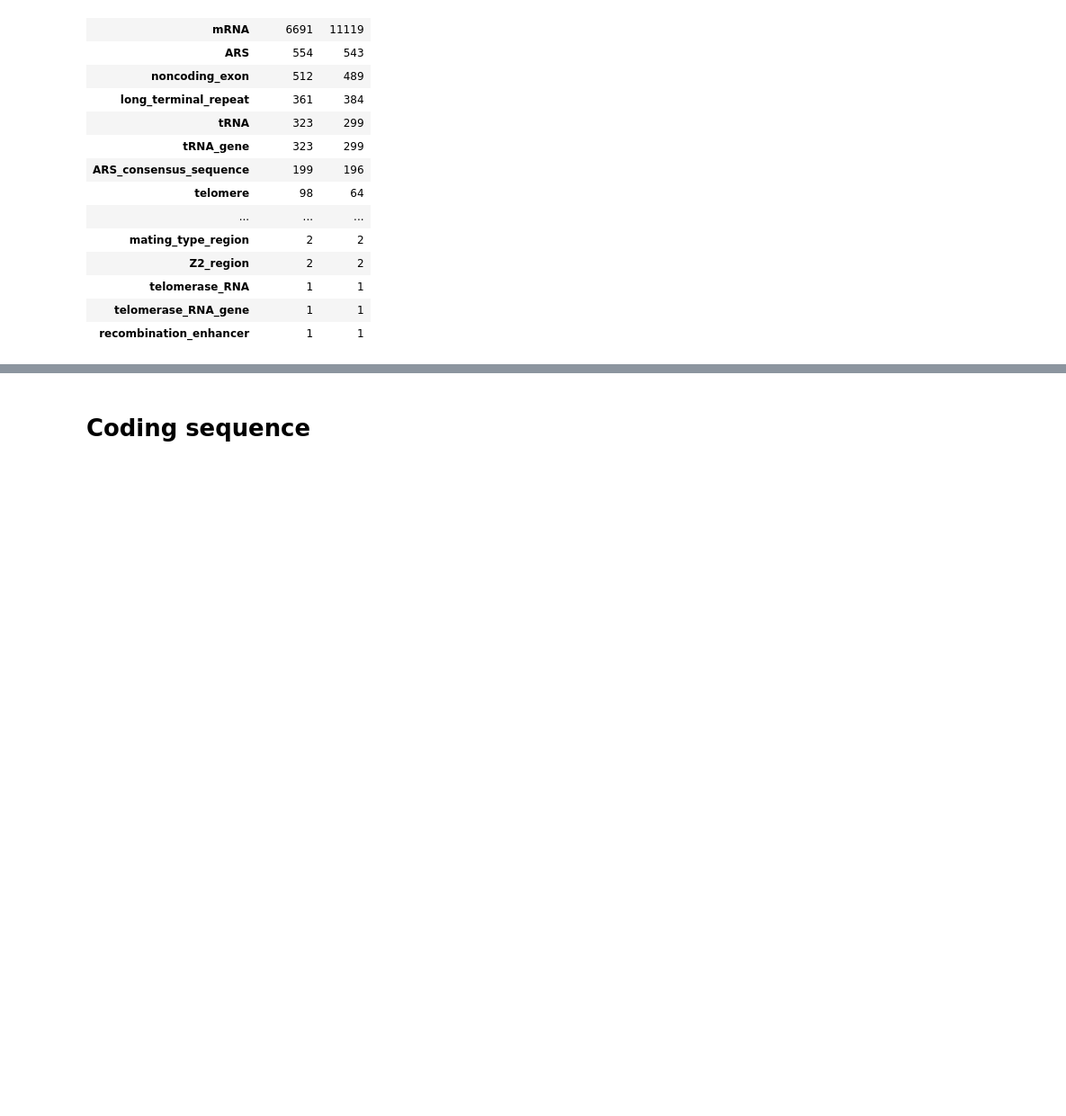
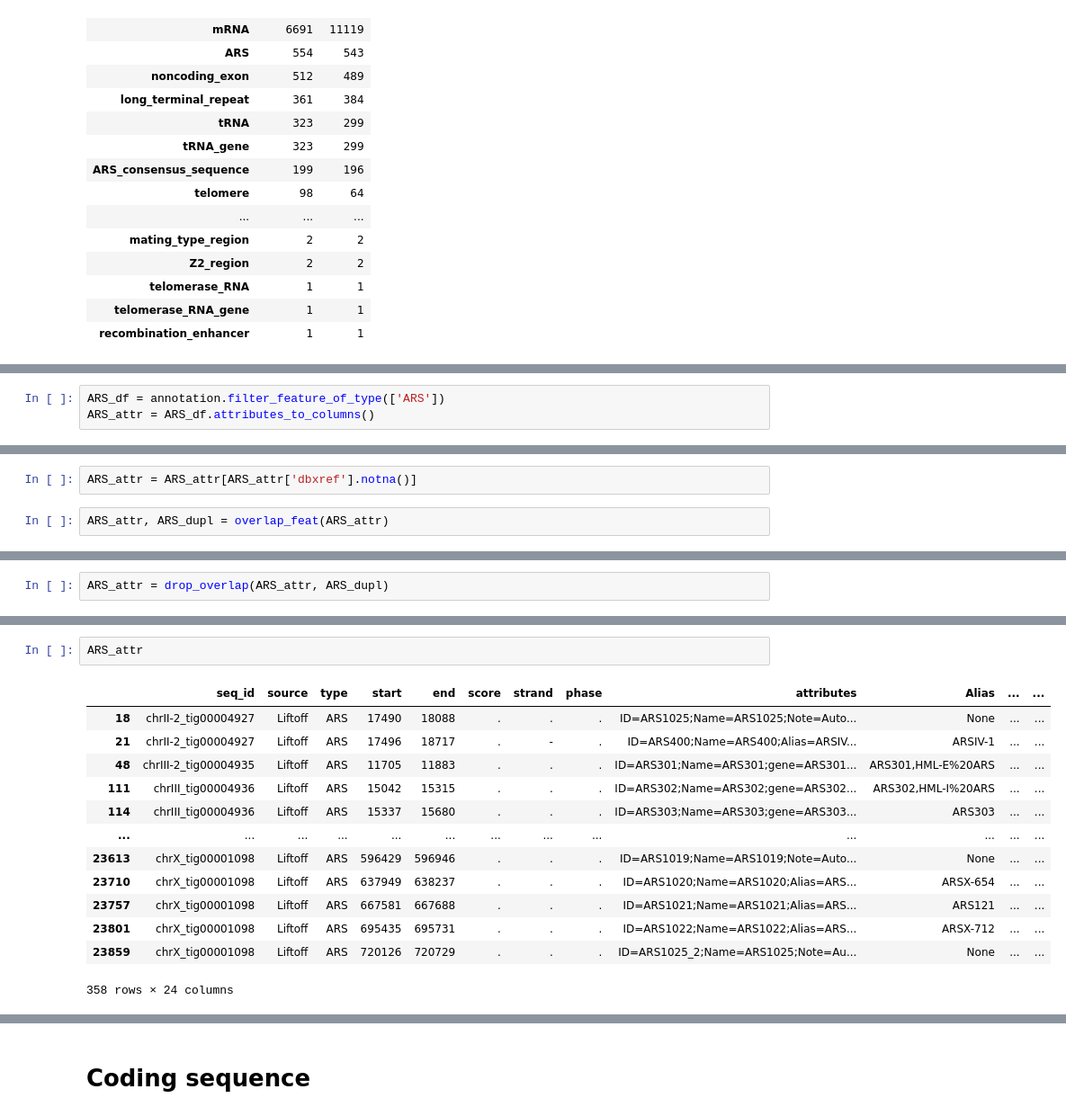
Before and after one commit to JulieRojas/yps1009_nanopore_genomeSeq, a Jupyter notebook: LIFTOFF/YPS1009_S288C_V5/liftoff_gff_v5.ipynb, the cells around one changed output, grey strips where cells are left out. Shown: that part at 90% size. Saved outputs shown, nothing was run; the diff lists cells and outputs as text; blank space fills up the shorter version.

```diff
--- a/LIFTOFF/YPS1009_S288C_V5/liftoff_gff_v5.ipynb
+++ b/LIFTOFF/YPS1009_S288C_V5/liftoff_gff_v5.ipynb
@@ -39,0 +92,3 @@ features
+# %%
+ARS_df = annotation.filter_feature_of_type(['ARS'])
+ARS_attr = ARS_df.attributes_to_columns()
@@ -39,0 +101,4 @@ features
+# %%
+ARS_attr = ARS_attr[ARS_attr['dbxref'].notna()]
+# %%
+ARS_attr, ARS_dupl = overlap_feat(ARS_attr)
@@ -39,0 +112,2 @@ features
+# %%
+ARS_attr = drop_overlap(ARS_attr, ARS_dupl)
@@ -39,0 +124,16 @@ features
+# %%
+ARS_attr
+# %% [output]
+|  | seq_id | source | type | start | end | score | strand | phase | attributes | Alias | ... | ... |
+| 18 | chrII-2_tig00004927 | Liftoff | ARS | 17490 | 18088 | . | . | . | ID=ARS1025;Name=ARS1025;Note=Auto... | None | ... | ... |
+| 21 | chrII-2_tig00004927 | Liftoff | ARS | 17496 | 18717 | . | - | . | ID=ARS400;Name=ARS400;Alias=ARSIV... | ARSIV-1 | ... | ... |
+| 48 | chrIII-2_tig00004935 | Liftoff | ARS | 11705 | 11883 | . | . | . | ID=ARS301;Name=ARS301;gene=ARS301... | ARS301,HML-E%20ARS | ... | ... |
+| 111 | chrIII_tig00004936 | Liftoff | ARS | 15042 | 15315 | . | . | . | ID=ARS302;Name=ARS302;gene=ARS302... | ARS302,HML-I%20ARS | ... | ... |
+| 114 | chrIII_tig00004936 | Liftoff | ARS | 15337 | 15680 | . | . | . | ID=ARS303;Name=ARS303;gene=ARS303... | ARS303 | ... | ... |
+| ... | ... | ... | ... | ... | ... | ... | ... | ... | ... | ... | ... | ... |
+| 23613 | chrX_tig00001098 | Liftoff | ARS | 596429 | 596946 | . | . | . | ID=ARS1019;Name=ARS1019;Note=Auto... | None | ... | ... |
+| 23710 | chrX_tig00001098 | Liftoff | ARS | 637949 | 638237 | . | . | . | ID=ARS1020;Name=ARS1020;Alias=ARS... | ARSX-654 | ... | ... |
+| 23757 | chrX_tig00001098 | Liftoff | ARS | 667581 | 667688 | . | . | . | ID=ARS1021;Name=ARS1021;Alias=ARS... | ARS121 | ... | ... |
+| 23801 | chrX_tig00001098 | Liftoff | ARS | 695435 | 695731 | . | . | . | ID=ARS1022;Name=ARS1022;Alias=ARS... | ARSX-712 | ... | ... |
+| 23859 | chrX_tig00001098 | Liftoff | ARS | 720126 | 720729 | . | . | . | ID=ARS1025_2;Name=ARS1025;Note=Au... | None | ... | ... |
+358 rows × 24 columns
```
Also changed, not shown: parts of 64 cells of this notebook, 54 other files.
